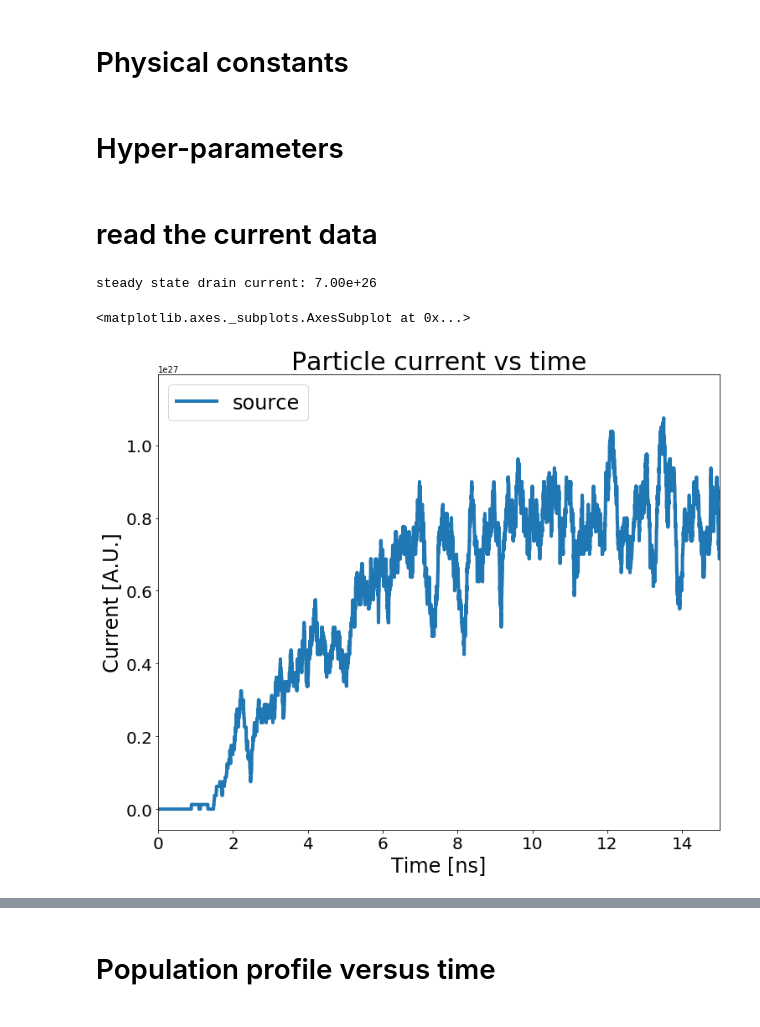
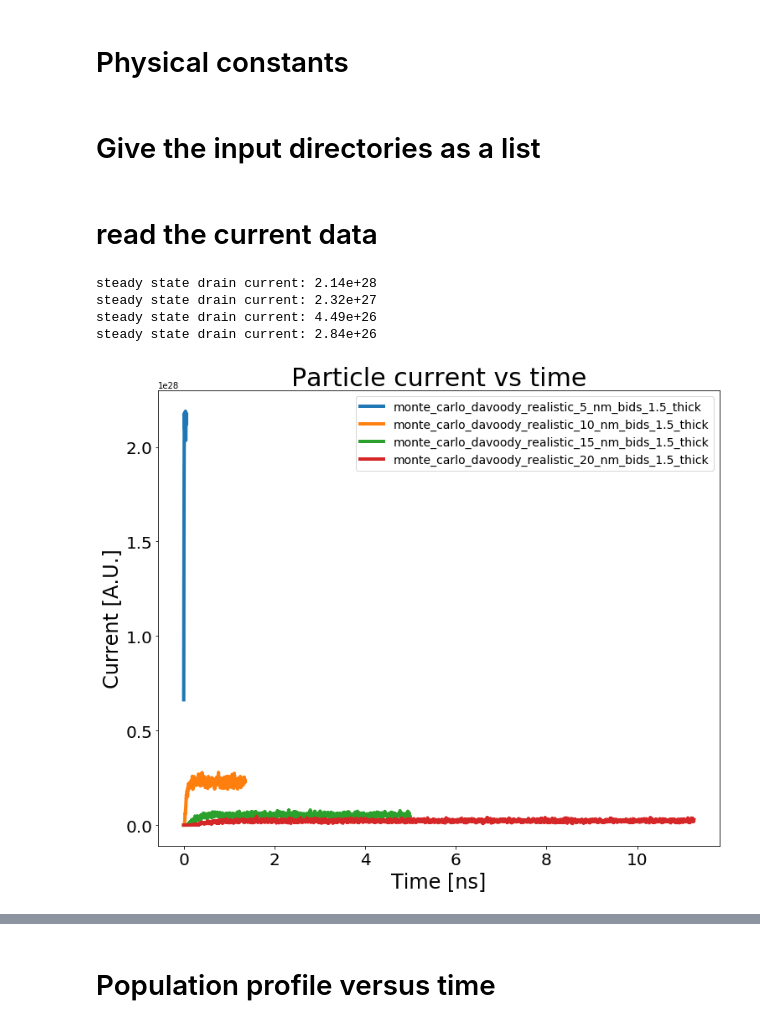
Before and after one commit to amirhosseindavoody/cnt_film_monte_carlo, a Jupyter notebook: visualization/monte_carlo_results.ipynb, the cells around one changed output, grey strips where cells are left out. Saved outputs shown, nothing was run; the diff lists cells and outputs as text; code cells hidden in the pictures.

```diff
--- a/visualization/monte_carlo_results.ipynb
+++ b/visualization/monte_carlo_results.ipynb
@@ -9,57 +9,60 @@ import os.path
 # %%
 q0 = 1.6e-19 # electron charge in Coulomb
 eV = 1.6e-19 # electron volt in Jouls
-# %% [markdown]
-# Hyper-parameters
-# %%
-# box_size = 20 # size of the box for taking moving box average
-# steady_state_reached = 20 # time step in which the steady state is reached
-
-directory = "/Users/amirhossein/research/exciton_monte_carlo_2nm_experiment"
+# %% [markdown]
+# Give the input directories as a list
+# %%
+directories = list()
+
+directories.append(os.path.expanduser("~/research/monte_carlo_davoody_realistic_5_nm_bids_1.5_thick"))
+directories.append(os.path.expanduser("~/research/monte_carlo_davoody_realistic_10_nm_bids_1.5_thick"))
+directories.append(os.path.expanduser("~/research/monte_carlo_davoody_realistic_15_nm_bids_1.5_thick"))
+directories.append(os.path.expanduser("~/research/monte_carlo_davoody_realistic_20_nm_bids_1.5_thick"))
 # %% [markdown]
 # read the current data
 # %%
-def plot_current(directory, box_size=200, color=None, ax=None):
+def plot_current(directory, box_size=10, color=None, ax=None):
     if (ax is None):
         fig = plt.figure(figsize=(12,10))
         ax = fig.add_subplot(1,1,1)
     filename = os.path.join(directory, "region_current.dat")
     current = np.loadtxt(filename)
     time = current[:,0]
     current = current[:,1:]
-#     print("length of current array: {}".format(current.shape[0]))
 
     assert (current.shape[0] > box_size), "box_size must be smaller than the number of time steps: {}".format(current.shape[0])
 
     # calculate and plot box average of the data
     box = np.ones(box_size)
     smooth_current = np.zeros((current.shape[0]-box.shape[0]+1,current.shape[1]))
     for i in range(0,current.shape[1]):
         smooth_current[:,i] = np.convolve(current[:,i], box, mode='valid')/np.sum(box)
 
     print("steady state drain current: {:.2e}".format(smooth_current[-1,2]))
+    steady_current = smooth_current[-1,2]
 
     ax.plot(time[:smooth_current.shape[0]]*1.e9,(smooth_current[:,2]), linewidth=4, color=color)
     ax.set_title("Particle current vs time",fontsize=30)
     ax.set_xlabel("Time [ns]",fontsize=24)
     ax.set_ylabel("Current [A.U.]",fontsize=24)
     ax.tick_params(labelsize=20)
-    ax.legend(["source","bulk","drain"],fontsize=24)
-    ax.set_xlim([0,15])
-#     ax.set_ylim([-2e28,2e28])
-    return ax
+    return steady_current
 
 
-# plot_current(directory)
+current = np.array([])
 
-ax = plot_current("/Users/amirhossein/research/exciton_monte_carlo_1.5nm")
-plot_current("/Users/amirhossein/research/exciton_monte_carlo_2nm", ax=ax)
-plot_current("/Users/amirhossein/research/exciton_monte_carlo_2.5nm", ax=ax)
-plot_current("/Users/amirhossein/research/exciton_monte_carlo_3nm", ax=ax)
-plot_current("/Users/amirhossein/research/exciton_monte_carlo_4nm", ax=ax)
-
-ax.legend(["spacing=1.5 nm","spacing=2 nm","spacing=2.5 nm", "spacing=3 nm", "spacing=4 nm"],fontsize=24)
+fig = plt.figure(figsize=(12,10))
+ax = fig.add_subplot(1,1,1)
+legends = []
+for d in directories:
+    c = plot_current(d, ax=ax)
+    current = np.append(current,c)
+    legends.append(os.path.basename(d))
+_ = ax.legend(legends, fontsize=14)
+# ax.set_xlim([0,0.1])
 # %% [output]
-steady state drain current: 7.00e+26
+steady state drain current: 2.14e+28
+steady state drain current: 2.32e+27
+steady state drain current: 4.49e+26
+steady state drain current: 2.84e+26
-<matplotlib.axes._subplots.AxesSubplot at 0x...>
-[figure, old version]
+[figure, new version]
```
Also changed, not shown: parts of 7 cells of this notebook, 2 other files.
